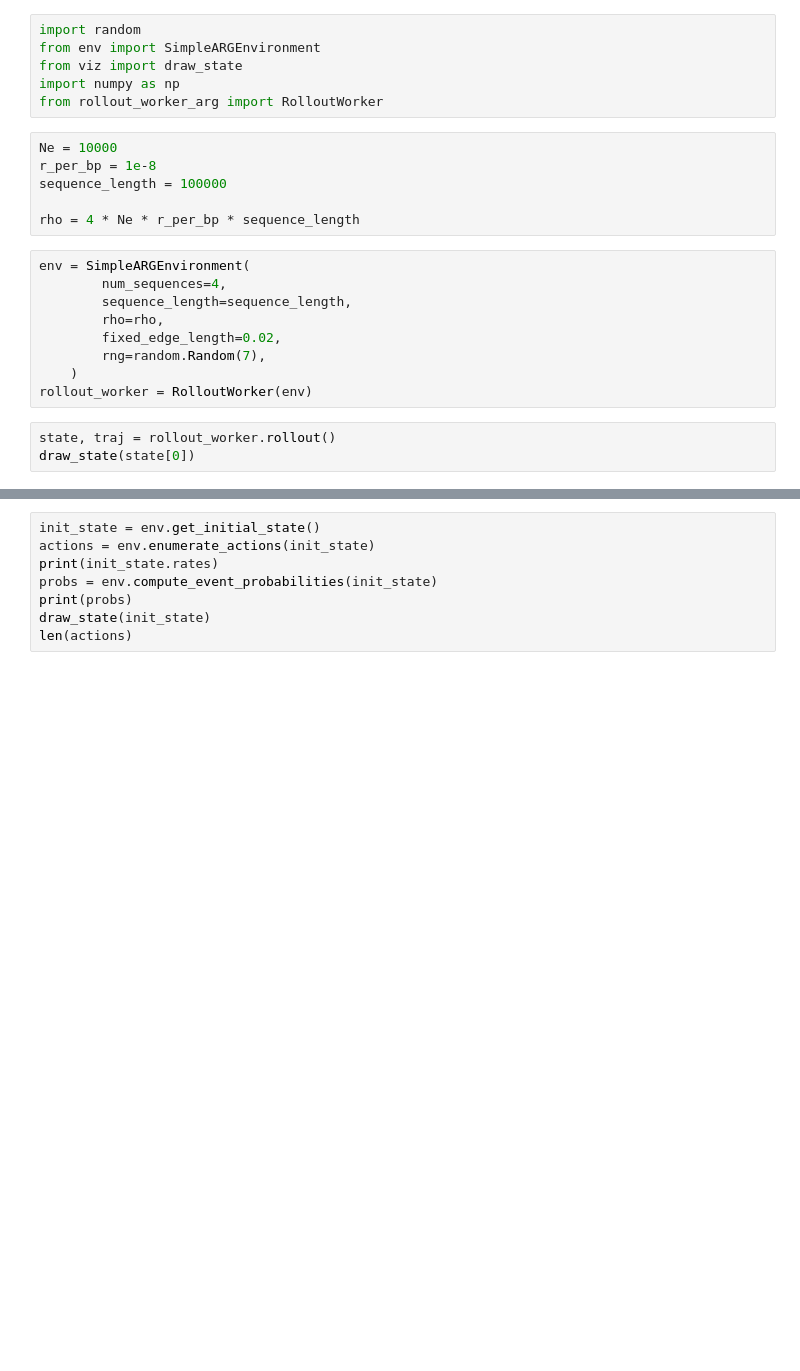
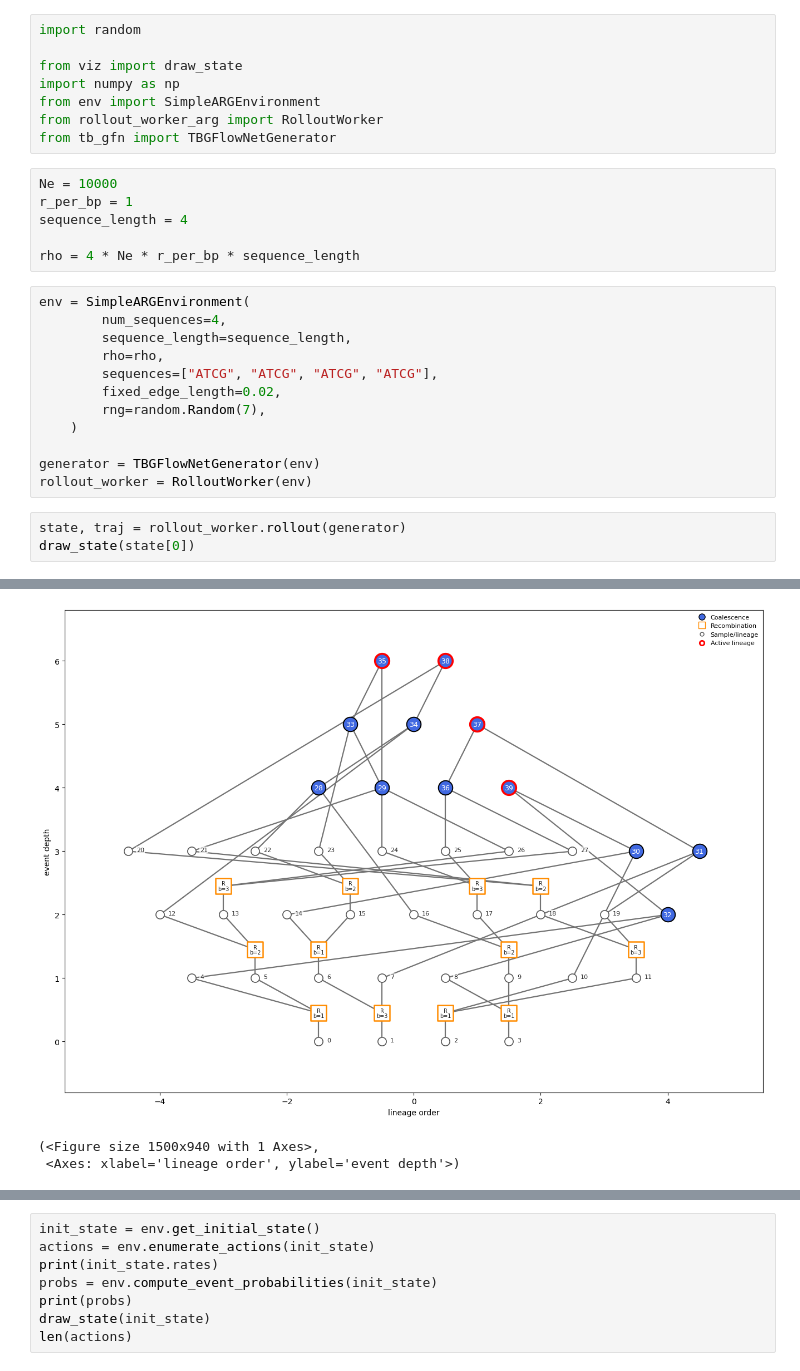
Before and after one commit to pratikkatte/ARG-Optimise, a Jupyter notebook: pg.ipynb, the cells around one changed output, grey strips where cells are left out. Cells and saved outputs as stored; diff of their text form; blank space fills up the shorter version.

Commit message:
dummy generatory and models

```diff
--- a/pg.ipynb
+++ b/pg.ipynb
@@ -1,13 +1,15 @@
 # %%
 import random
-from env import SimpleARGEnvironment
+
 from viz import draw_state
 import numpy as np
+from env import SimpleARGEnvironment
 from rollout_worker_arg import RolloutWorker
+from tb_gfn import TBGFlowNetGenerator
 # %%
 Ne = 10000
-r_per_bp = 1e-8
-sequence_length = 100000
+r_per_bp = 1
+sequence_length = 4
 
 rho = 4 * Ne * r_per_bp * sequence_length
 # %%
@@ -15,10 +17,14 @@ env = SimpleARGEnvironment(
         num_sequences=4,
         sequence_length=sequence_length,
         rho=rho,
+        sequences=["ATCG", "ATCG", "ATCG", "ATCG"],
         fixed_edge_length=0.02,
         rng=random.Random(7),
     )
+
+generator = TBGFlowNetGenerator(env)
 rollout_worker = RolloutWorker(env)
 # %%
-state, traj = rollout_worker.rollout()
+state, traj = rollout_worker.rollout(generator)
 draw_state(state[0])
+# %% [output]
@@ -25,3 +48,6 @@ draw_state(state[0])
+[figure, added]
+(<Figure size 1500x940 with 1 Axes>,
+ <Axes: xlabel='lineage order', ylabel='event depth'>)
 # %%
 act_seg = env.get_arg_sequence_segments(state[0])
 [(b['child_node_id'], b['parent_node_ids']) for b in act_seg['recombination_events']]
```
Also changed, not shown: parts of 3 cells of this notebook, 4 other files.
